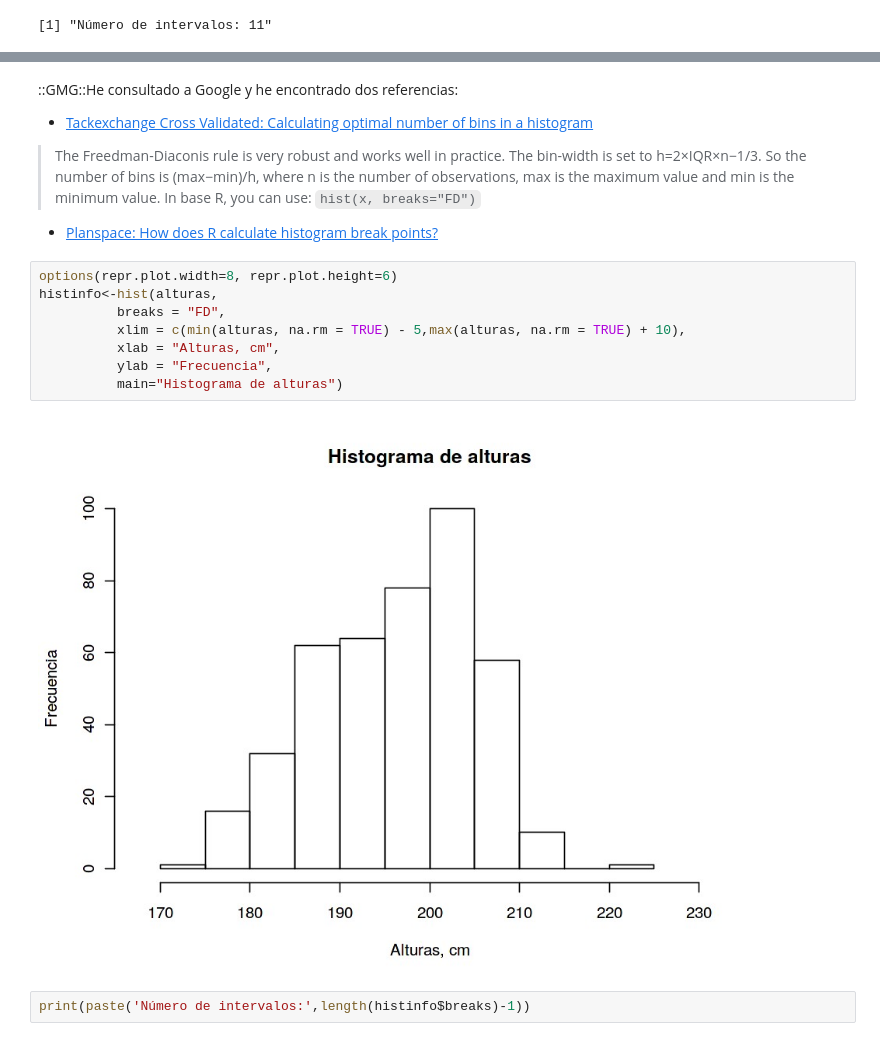
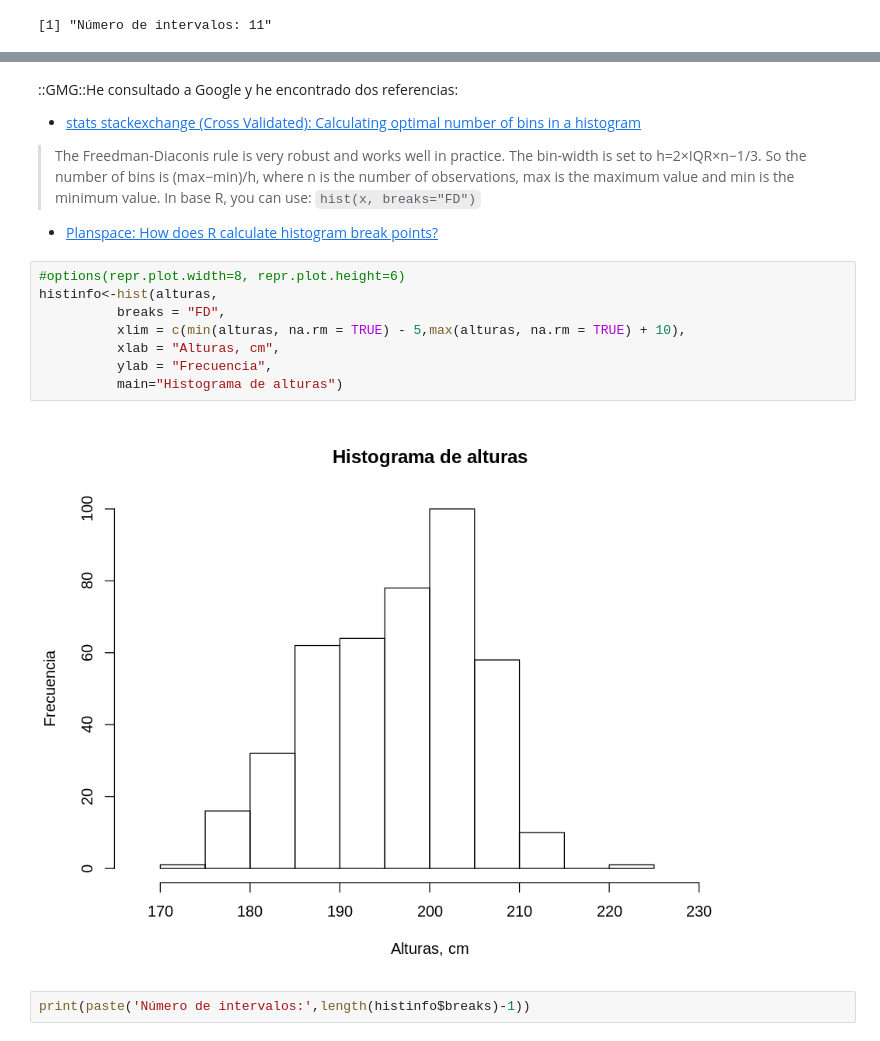
Before and after one commit to yerartdev/uc-m1965-stats, a Jupyter notebook: p1/practica1-gerardo-de-miguel-gonzalez.ipynb, the cells around one changed output, grey strips where cells are left out. Cells and saved outputs as stored; diff of their text form.

```diff
--- a/p1/practica1-gerardo-de-miguel-gonzalez.ipynb
+++ b/p1/practica1-gerardo-de-miguel-gonzalez.ipynb
@@ -132,7 +136,7 @@ hist(alturas,
 # %% [markdown]
 ::GMG::He consultado a Google y he encontrado dos referencias:
 
- - [Tackexchange Cross Validated: Calculating optimal number of bins in a histogram](https://stats.stackexchange.com/questions/798/calculating-optimal-number-of-bins-in-a-histogram)
+ - [stats stackexchange (Cross Validated): Calculating optimal number of bins in a histogram](https://stats.stackexchange.com/questions/798/calculating-optimal-number-of-bins-in-a-histogram)
 
 > The Freedman-Diaconis rule is very robust and works well in practice. The bin-width is set to
 > h=2×IQR×n−1/3. So the number of bins is (max−min)/h, where n is the number of observations,
@@ -142,15 +146,15 @@ hist(alturas,
 
 - [Planspace: How does R calculate histogram break points?](https://planspace.org/20141225-how_does_r_calculate_histogram_break_points/)
 # %%
-options(repr.plot.width=8, repr.plot.height=6)
+#options(repr.plot.width=8, repr.plot.height=6)
 histinfo<-hist(alturas,
           breaks = "FD",
           xlim = c(min(alturas, na.rm = TRUE) - 5,max(alturas, na.rm = TRUE) + 10),
           xlab = "Alturas, cm",
           ylab = "Frecuencia",
           main="Histograma de alturas")
 # %% [output]
-[figure, old version]
+[figure, new version]
 # %%
 print(paste('Número de intervalos:',length(histinfo$breaks)-1))
 # %% [output]
```
Also changed, not shown: parts of 41 cells of this notebook.
